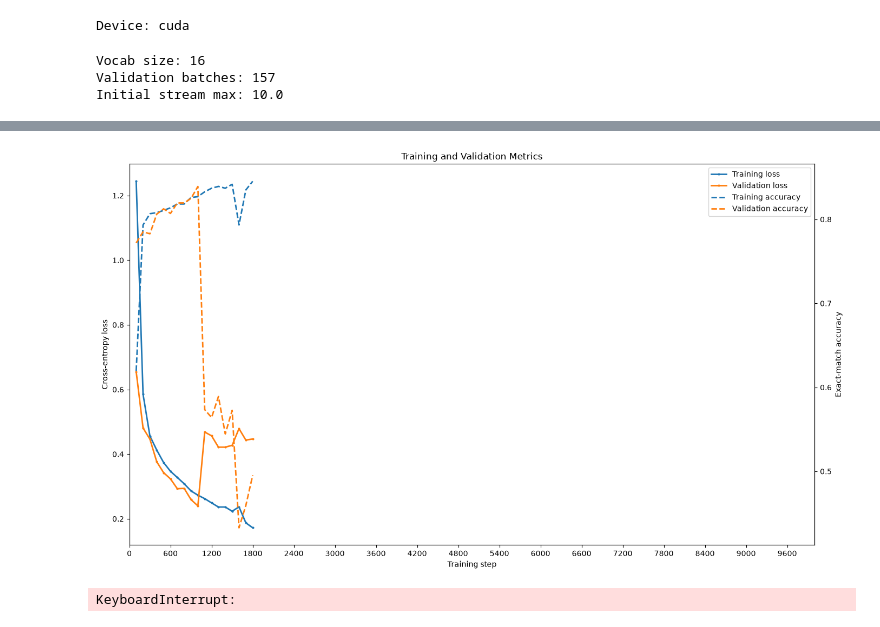
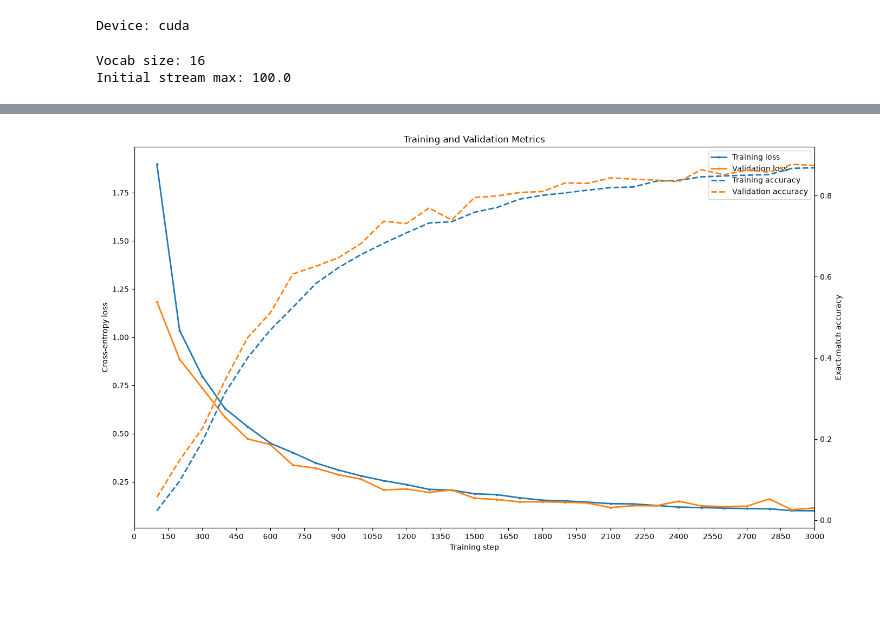
Before and after one commit to he-man-david/SAIR-competition-modular-math, a Jupyter notebook: experimenting.ipynb, the cells around one changed output, grey strips where cells are left out. Cells and saved outputs as stored; diff of their text form; code cells hidden in the pictures; blank space fills up the shorter version.

Commit message:
completed code for infinite streaming and training is stable

```diff
--- a/experimenting.ipynb
+++ b/experimenting.ipynb
@@ -53,31 +60,21 @@ data_stream = MultiplicationDataStream(
     tokenizer=tokenizer,
     batch_size=batch_size,
     max_seq_len=max_seq_len,
-    initial_max=10.0,
-    growth_rate=0.0001,
-    beta_alpha=2.0,
-    beta_beta=5.0,
-    rehearsal_fraction=0.2,
-    rehearsal_max=100,
-    seed=rand_seed,
-)
-
-
-val_loader = data_stream.create_fixed_loader(
-    num_samples=10_000,
-    max_value=100,
-    batch_size=batch_size,
+    initial_max=data_stream_initial_max,
+    growth_rate=data_stream_growth_rate,
+    beta_alpha=data_stream_alpha,
+    beta_beta=data_stream_beta,
+    rehearsal_fraction=data_stream_rehearsal_fraction,
+    rehearsal_max=data_stream_rehearsal_max,
     seed=rand_seed,
 )
 
 
 print(f"Vocab size: {vocab_size}")
-print(f"Validation batches: {len(val_loader)}")
 print(f"Initial stream max: {data_stream.current_max}")
 # %% [output]
 Vocab size: 16
-Validation batches: 157
-Initial stream max: 10.0
+Initial stream max: 100.0
 # %%
 trainer = Trainer(device=device)
 
@@ -146,6 +143,14 @@ BilinearTransformerNetwork(
   )
 )
 Trainable parameters: 34,021,392
+# %%
+trainer.load_checkpoint(
+    checkpoint_name="infinite_stream_bilinear_transformer_step_3000.pt",
+    model=model,
+    optimizer=optimizer,
+    scheduler=scheduler,
+    data_stream=data_stream
+)
 # %%
 def train_steps(
     train_loader,
@@ -158,16 +163,18 @@ def train_steps(
     start_step = trainer.global_step
     target_step = start_step + len(train_loader)
 
-    trainer.live_plot_display = None
-
-    if trainer.metric_step_history:
-        trainer.plot_live_loss(target_step=target_step)
-
     window_train_loss = 0.0
     window_train_accuracy = 0.0
     window_steps = 0
 
     model.train()
+
+    trainer.live_plot_display = None
+
+    if trainer.metric_step_history:
+        trainer.plot_live_loss(
+            target_step=target_step,
+        )
 
     progress_bar = tqdm(
         train_loader,
@@ -205,6 +212,10 @@ def train_steps(
         )
 
         optimizer.step()
+
+        data_stream.step += 1
+        data_stream.current_max *= 1.0 + data_stream.growth_rate
+
         scheduler.step()
 
         trainer.global_step += 1
@@ -216,6 +227,7 @@ def train_steps(
         progress_bar.set_postfix(
             step=f"{trainer.global_step:,}",
             loss=f"{train_loss.item():.4f}",
+            current_max=f"{data_stream.current_max:.2f}",
         )
 
         should_measure = (
@@ -227,15 +239,18 @@ def train_steps(
             avg_train_loss = (
                 window_train_loss / window_steps
             )
+
             avg_train_accuracy = (
                 window_train_accuracy / window_steps
             )
 
-            validation_loader = data_stream.create_validation_chunk_loader(
-                num_steps=20,
-                lookahead_steps=1_000,
-                batch_size=batch_size,
-                seed=rand_seed + trainer.global_step,
+            validation_loader = (
+                data_stream.create_validation_chunk_loader(
+                    num_steps=20,
+                    lookahead_steps=1000,
+                    batch_size=batch_size,
+                    seed=rand_seed + trainer.global_step,
+                )
             )
 
             avg_val_loss, avg_val_accuracy = trainer.evaluate(
@@ -245,7 +260,10 @@ def train_steps(
                 vocab_size=vocab_size,
                 max_seq_len=max_seq_len,
                 pad_id=pad_id,
-                description=f"Validation at step {trainer.global_step:,}",
+                description=(
+                    f"Validation at step "
+                    f"{trainer.global_step:,}"
+                ),
             )
 
             trainer.add_loss_and_accuracy(
@@ -283,10 +301,9 @@ def train_steps(
             )
 # %%
 train_loader = data_stream.create_training_chunk_loader(
-    num_steps=9_000,
+    num_steps=1_000,
 )
 
 train_steps(train_loader)
 # %% [output]
-[figure, old version]
+[figure, new version]
-KeyboardInterrupt:
```
Also changed, not shown: parts of 3 cells of this notebook, 2 other files.
